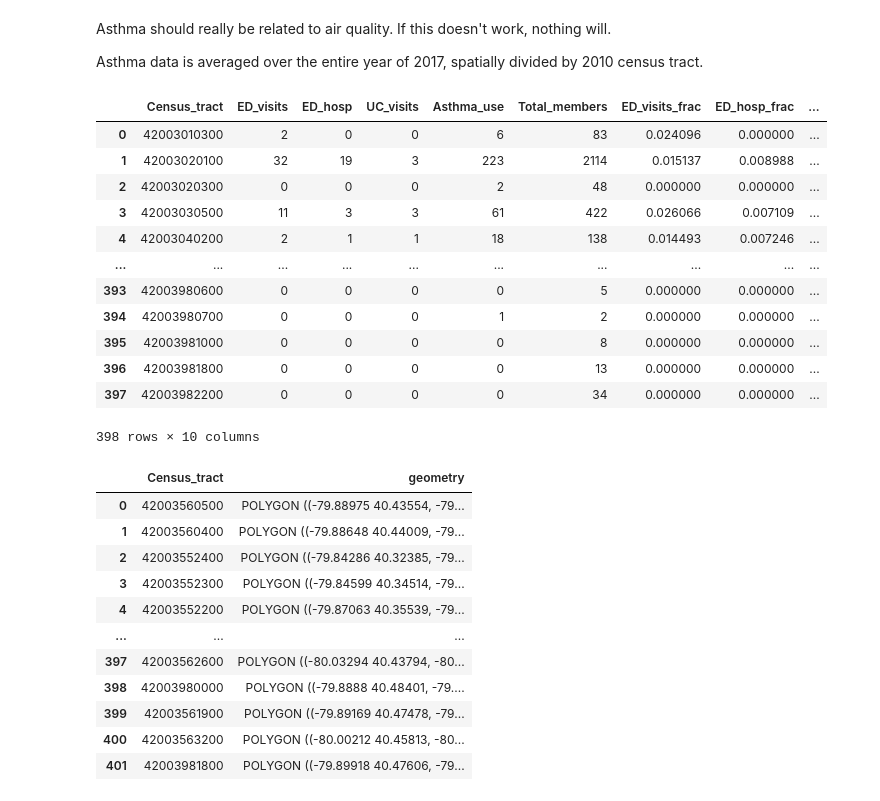
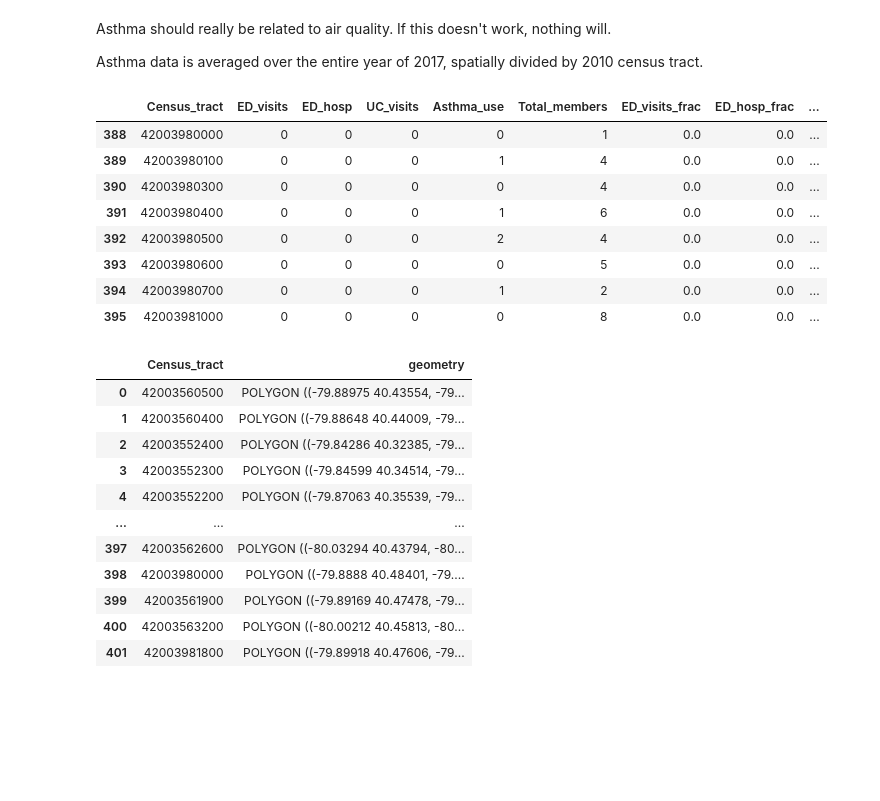
Before and after one commit to eli-goodfriend/air_brain, a Jupyter notebook: notebooks/archive/asthma.ipynb, the cells around one changed output. Drawn from its saved outputs; the diff is of its cells as text; code cells hidden in the pictures; blank space fills up the shorter version.

```diff
--- a/notebooks/archive/asthma.ipynb
+++ b/notebooks/archive/asthma.ipynb
@@ -16,22 +12,19 @@ tract_file = os.path.join(DATA_DIR, "tl_2010_42003_tract10", "tl_2010_42003_trac
 # %%
-asthma = pd.read_csv(asthma_file)
+asthma = pd.read_csv(data_dir / "asthma.csv")
 # convert all numerators to fractions
 for col in ["ED_visits", "ED_hosp", "UC_visits", "Asthma_use"]:
     asthma["{}_frac".format(col)] = asthma[col] / asthma.Total_members
-asthma
-# %% [output]
-|  | Census_tract | ED_visits | ED_hosp | UC_visits | Asthma_use | Total_members | ED_visits_frac | ED_hosp_frac | ... |
-| 0 | 42003010300 | 2 | 0 | 0 | 6 | 83 | 0.024096 | 0.000000 | ... |
-| 1 | 42003020100 | 32 | 19 | 3 | 223 | 2114 | 0.015137 | 0.008988 | ... |
-| 2 | 42003020300 | 0 | 0 | 0 | 2 | 48 | 0.000000 | 0.000000 | ... |
-| 3 | 42003030500 | 11 | 3 | 3 | 61 | 422 | 0.026066 | 0.007109 | ... |
-| 4 | 42003040200 | 2 | 1 | 1 | 18 | 138 | 0.014493 | 0.007246 | ... |
-| ... | ... | ... | ... | ... | ... | ... | ... | ... | ... |
-| 393 | 42003980600 | 0 | 0 | 0 | 0 | 5 | 0.000000 | 0.000000 | ... |
-| 394 | 42003980700 | 0 | 0 | 0 | 1 | 2 | 0.000000 | 0.000000 | ... |
-| 395 | 42003981000 | 0 | 0 | 0 | 0 | 8 | 0.000000 | 0.000000 | ... |
-| 396 | 42003981800 | 0 | 0 | 0 | 0 | 13 | 0.000000 | 0.000000 | ... |
-| 397 | 42003982200 | 0 | 0 | 0 | 0 | 34 | 0.000000 | 0.000000 | ... |
-398 rows × 10 columns
+# %%
+asthma.loc[asthma.Total_members < 10]
+# %% [output]
+|  | Census_tract | ED_visits | ED_hosp | UC_visits | Asthma_use | Total_members | ED_visits_frac | ED_hosp_frac | ... |
+| 388 | 42003980000 | 0 | 0 | 0 | 0 | 1 | 0.0 | 0.0 | ... |
+| 389 | 42003980100 | 0 | 0 | 0 | 1 | 4 | 0.0 | 0.0 | ... |
+| 390 | 42003980300 | 0 | 0 | 0 | 0 | 4 | 0.0 | 0.0 | ... |
+| 391 | 42003980400 | 0 | 0 | 0 | 1 | 6 | 0.0 | 0.0 | ... |
+| 392 | 42003980500 | 0 | 0 | 0 | 2 | 4 | 0.0 | 0.0 | ... |
+| 393 | 42003980600 | 0 | 0 | 0 | 0 | 5 | 0.0 | 0.0 | ... |
+| 394 | 42003980700 | 0 | 0 | 0 | 1 | 2 | 0.0 | 0.0 | ... |
+| 395 | 42003981000 | 0 | 0 | 0 | 0 | 8 | 0.0 | 0.0 | ... |
 # %%
 # all 2010 census tracts as polygons
```
Also changed, not shown: parts of 5 cells of this notebook.
